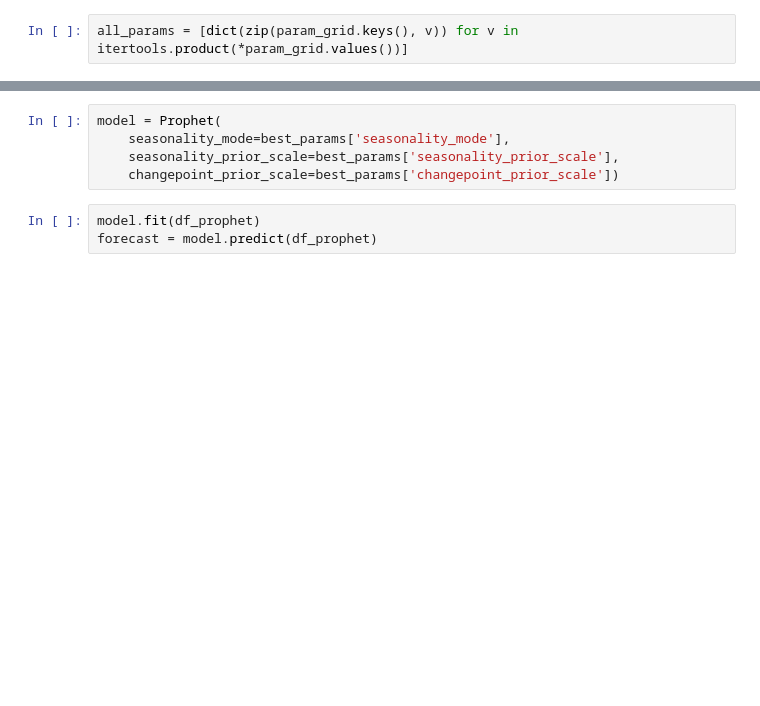
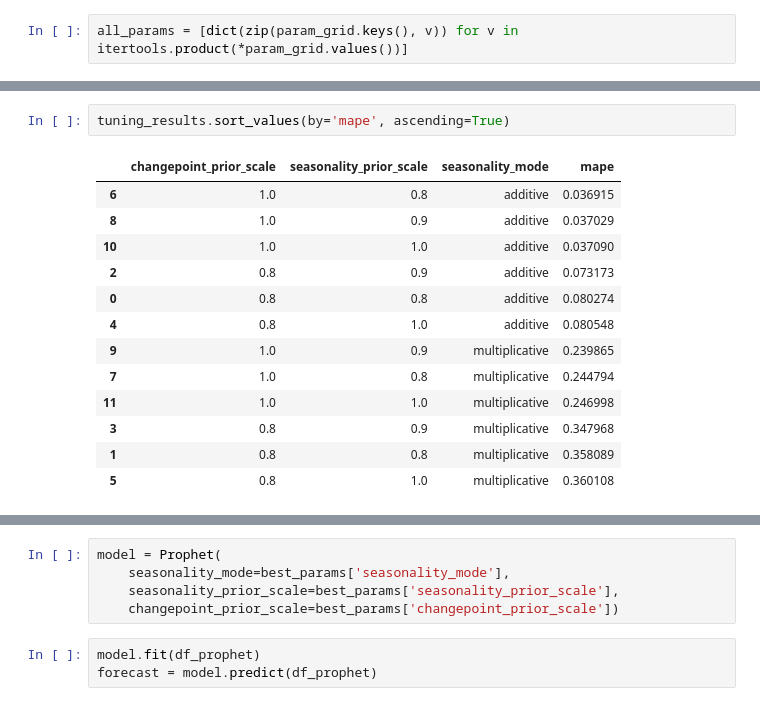
Before and after one commit to thiago-osorio/digital-house, a Jupyter notebook: projeto_integrador/Notebooks/modelagem.ipynb, the cells around one changed output, grey strips where cells are left out. Cells and saved outputs as stored; diff of their text form; blank space fills up the shorter version.

```diff
--- a/projeto_integrador/Notebooks/modelagem.ipynb
+++ b/projeto_integrador/Notebooks/modelagem.ipynb
@@ -138,3 +134,19 @@ tuning_results
+# %%
+tuning_results.sort_values(by='mape', ascending=True)
+# %% [output]
+|  | changepoint_prior_scale | seasonality_prior_scale | seasonality_mode | mape |
+| 6 | 1.0 | 0.8 | additive | 0.036915 |
+| 8 | 1.0 | 0.9 | additive | 0.037029 |
+| 10 | 1.0 | 1.0 | additive | 0.037090 |
+| 2 | 0.8 | 0.9 | additive | 0.073173 |
+| 0 | 0.8 | 0.8 | additive | 0.080274 |
+| 4 | 0.8 | 1.0 | additive | 0.080548 |
+| 9 | 1.0 | 0.9 | multiplicative | 0.239865 |
+| 7 | 1.0 | 0.8 | multiplicative | 0.244794 |
+| 11 | 1.0 | 1.0 | multiplicative | 0.246998 |
+| 3 | 0.8 | 0.9 | multiplicative | 0.347968 |
+| 1 | 0.8 | 0.8 | multiplicative | 0.358089 |
+| 5 | 0.8 | 1.0 | multiplicative | 0.360108 |
 # %%
 best_params = all_params[np.argmin(mape)]
 print(np.min(mape))
```
Also changed, not shown: parts of 5 cells of this notebook, 1 other file.
